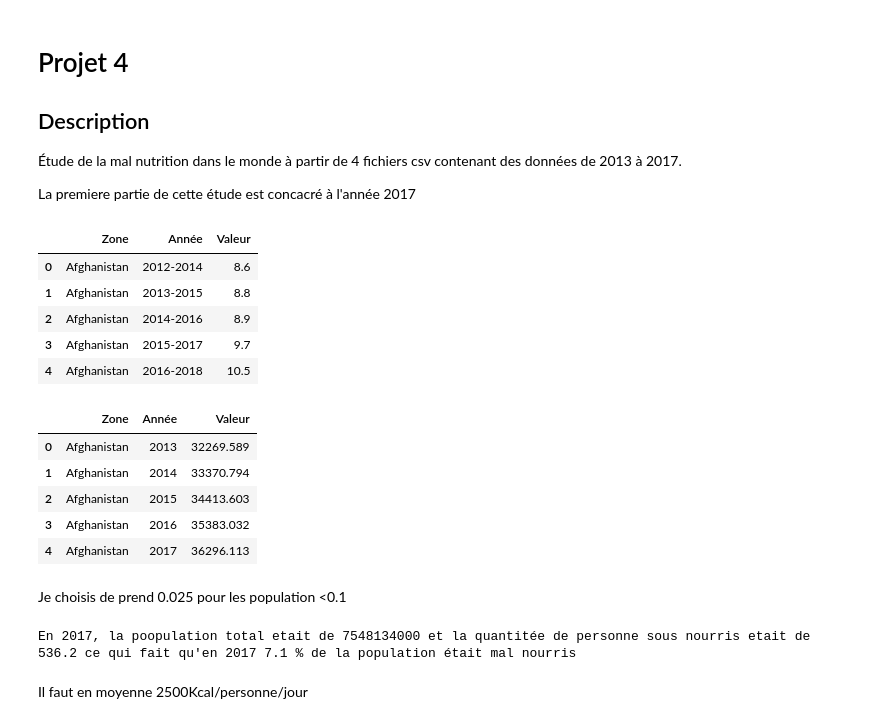
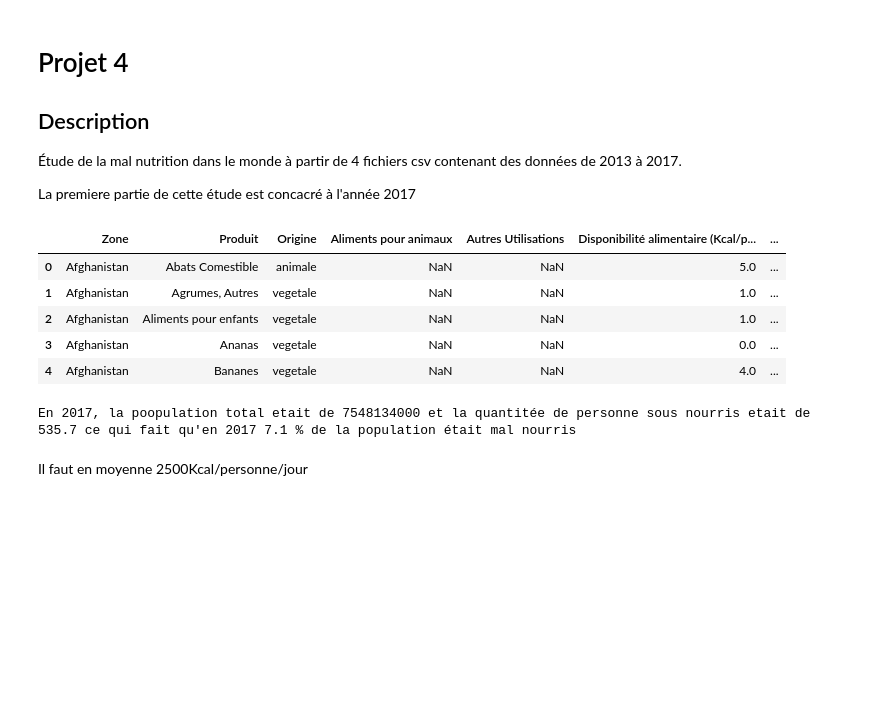
Before and after one commit to Luucaaas/R-alisezUne-tudeDeSant-Publique, a Jupyter notebook: Projet_4.ipynb, the cells around one changed output. Saved outputs shown, nothing was run; the diff lists cells and outputs as text; code cells hidden in the pictures; blank space fills up the shorter version.

```diff
--- a/Projet_4.ipynb
+++ b/Projet_4.ipynb
@@ -19,26 +19,18 @@ dispo_alimentaire = pd.read_csv('CSV/dispo_alimentaire.csv')
 population = pd.read_csv('CSV/population.csv')
 # %%
 #display(aide_alimentaire.head())
-display(sous_nutrition.head())
-#display(dispo_alimentaire.head())
-display(population.head())
+#display(sous_nutrition.head())
+display(dispo_alimentaire.head())
+#display(population.head())
 # %% [output]
-|  | Zone | Année | Valeur |
-| 0 | Afghanistan | 2012-2014 | 8.6 |
-| 1 | Afghanistan | 2013-2015 | 8.8 |
-| 2 | Afghanistan | 2014-2016 | 8.9 |
-| 3 | Afghanistan | 2015-2017 | 9.7 |
-| 4 | Afghanistan | 2016-2018 | 10.5 |
+|  | Zone | Produit | Origine | Aliments pour animaux | Autres Utilisations | Disponibilité alimentaire (Kcal/p... | ... |
+| 0 | Afghanistan | Abats Comestible | animale | NaN | NaN | 5.0 | ... |
+| 1 | Afghanistan | Agrumes, Autres | vegetale | NaN | NaN | 1.0 | ... |
+| 2 | Afghanistan | Aliments pour enfants | vegetale | NaN | NaN | 1.0 | ... |
+| 3 | Afghanistan | Ananas | vegetale | NaN | NaN | 0.0 | ... |
+| 4 | Afghanistan | Bananes | vegetale | NaN | NaN | 4.0 | ... |
-|  | Zone | Année | Valeur |
-| 0 | Afghanistan | 2013 | 32269.589 |
-| 1 | Afghanistan | 2014 | 33370.794 |
-| 2 | Afghanistan | 2015 | 34413.603 |
-| 3 | Afghanistan | 2016 | 35383.032 |
-| 4 | Afghanistan | 2017 | 36296.113 |
-# %% [markdown]
-Je choisis de prend 0.025 pour les population <0.1
 # %%
-sous_nutrition.loc[sous_nutrition['Valeur'] == '<0.1', 'Valeur'] = '0.025'
+sous_nutrition.loc[sous_nutrition['Valeur'] == '<0.1', 'Valeur'] = '0'
 sous_nutrition['Valeur'] = sous_nutrition["Valeur"].astype(float)
 sous_nutrition["Valeur"].fillna(value=0, inplace=True)
 sous_nutrition_2017 = sous_nutrition.loc[(sous_nutrition['Année']=='2016-2018'),:]
@@ -49,7 +41,7 @@ proportion_malnutrition_2017 = round((total_sous_nutrition_2017 * 1000000) / pop
 
 print("En 2017, la poopulation total etait de",population_2017,"et la quantitée de personne sous nourris etait de",total_sous_nutrition_2017,"ce qui fait qu'en 2017",proportion_malnutrition_2017*100,"% de la population était mal nourris")
 # %% [output]
-En 2017, la poopulation total etait de 7548134000 et la quantitée de personne sous nourris etait de 536.2 ce qui fait qu'en 2017 7.1 % de la population était mal nourris
+En 2017, la poopulation total etait de 7548134000 et la quantitée de personne sous nourris etait de 535.7 ce qui fait qu'en 2017 7.1 % de la population était mal nourris
 # %% [markdown]
 Il faut en moyenne 2500Kcal/personne/jour
 # %%
```
Also changed, not shown: parts of 4 cells of this notebook.
